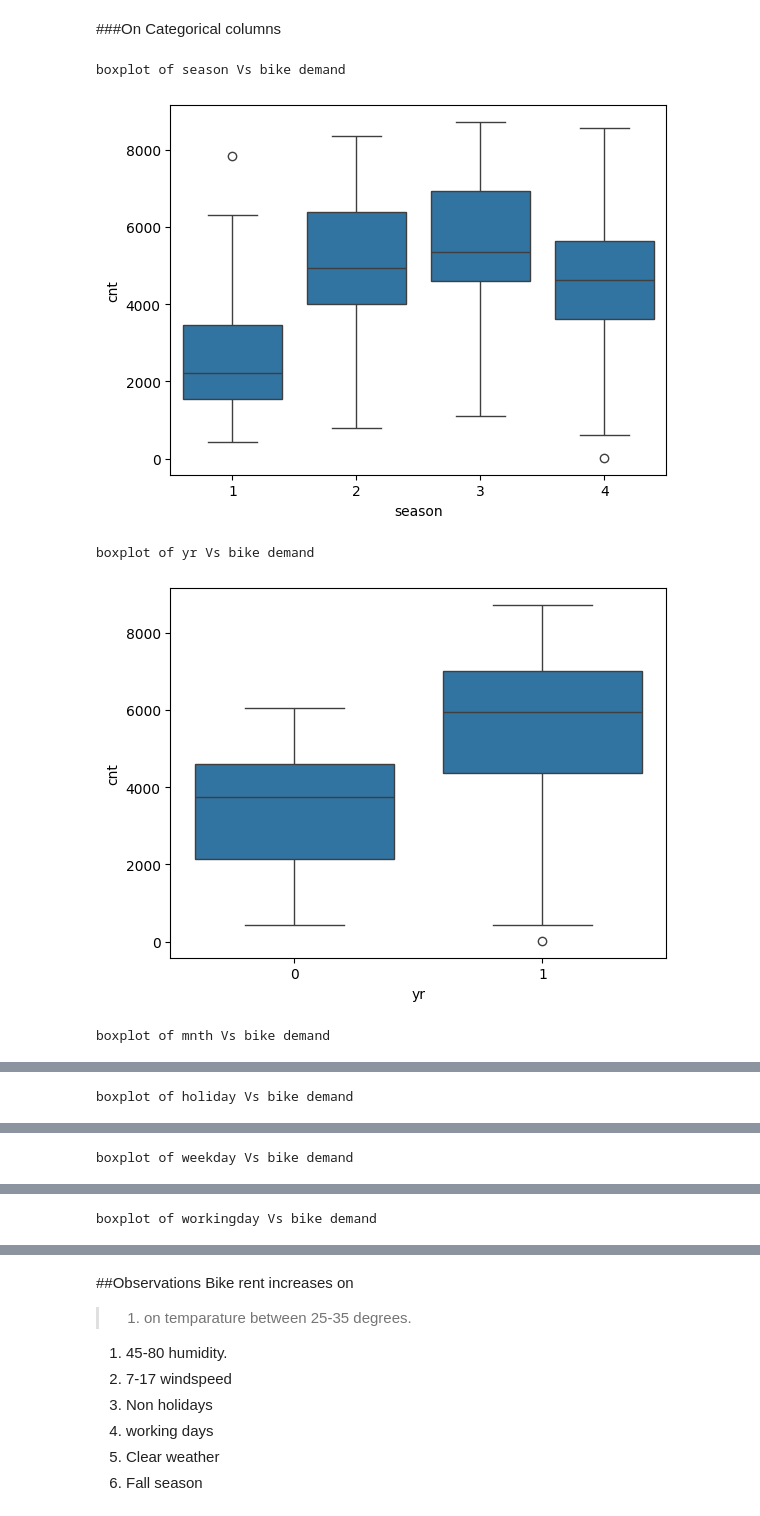
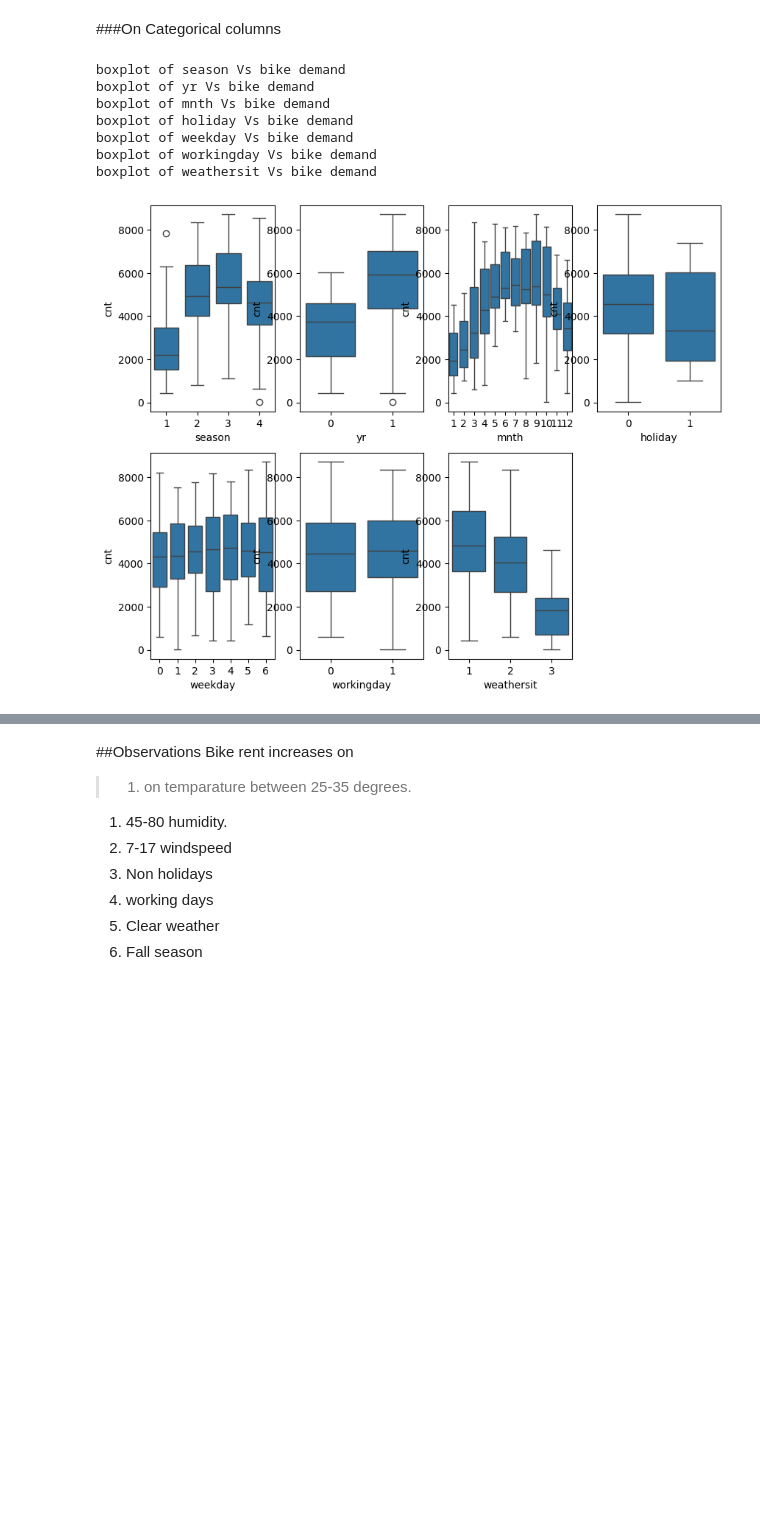
Before and after one commit to sdutta1992/BoomBikeSalesAnalysis, a Jupyter notebook: BikeSharingAppRegressionAnalysis_Final.ipynb, the cells around one changed output, grey strips where cells are left out. Drawn from its saved outputs; the diff is of its cells as text; code cells hidden in the pictures; blank space fills up the shorter version.

```diff
--- a/BikeSharingAppRegressionAnalysis_Final.ipynb
+++ b/BikeSharingAppRegressionAnalysis_Final.ipynb
@@ -215,13 +222,20 @@ scatterplot of cnt Vs bike demand
 # %% [markdown]
 ###On Categorical columns
 # %%
+count = 1
+plt.figure(figsize = (10, 8))
 for col1 in cat_cols:
   print("boxplot of",col1,"Vs bike demand")
+  plt.subplot(2, 4, count)
   sns.boxplot(x=df[col1],y=df['cnt'])
-  plt.show()
+  count +=1
+plt.show()
 # %% [output]
 boxplot of season Vs bike demand
+boxplot of yr Vs bike demand
+boxplot of mnth Vs bike demand
+boxplot of holiday Vs bike demand
+boxplot of weekday Vs bike demand
+boxplot of workingday Vs bike demand
+boxplot of weathersit Vs bike demand
-[figure, old version]
+[figure, new version]
-boxplot of yr Vs bike demand
-[figure, removed]
-boxplot of mnth Vs bike demand
@@ -229 +241,0 @@ boxplot of mnth Vs bike demand
-boxplot of holiday Vs bike demand
@@ -231 +241,0 @@ boxplot of holiday Vs bike demand
-boxplot of weekday Vs bike demand
@@ -233 +241,0 @@ boxplot of weekday Vs bike demand
-boxplot of workingday Vs bike demand
```
Also changed, not shown: parts of 21 cells of this notebook.
